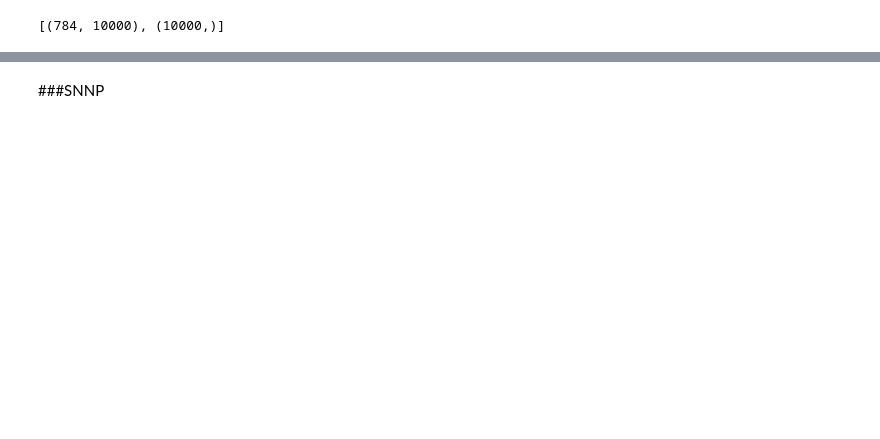
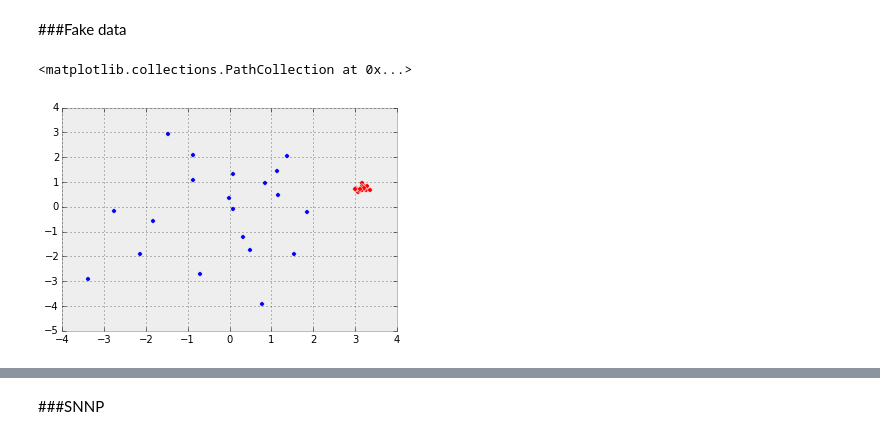
Before and after one commit to colinclement/snnp, a Jupyter notebook: nbs/mnist.ipynb, the cells around one changed output, grey strips where cells are left out. Cells and saved outputs as stored; diff of their text form; code cells hidden in the pictures; blank space fills up the shorter version.

```diff
--- a/nbs/mnist.ipynb
+++ b/nbs/mnist.ipynb
@@ -13,7 +13,3 @@ data = pickle.load(gzip.open('../mnist/mnist.pkl.gz', 'rb'))
 train = [data[0][0].T, data[0][1]]
 test1 = [data[1][0].T, data[1][1]]
 test2 = [data[2][0].T, data[2][1]]
-# %%
-map(lambda x: x.shape, test2)
-# %% [output]
-[(784, 10000), (10000,)]
@@ -19,0 +25,16 @@ map(lambda x: x.shape, test2)
+# %% [markdown]
+###Fake data
+# %%
+y0 = np.random.randn(2,20)*0.1+5*np.random.rand(2)[:,None]
+y1 = np.random.randn(2,20)*1.5
+t0 = np.zeros(y0.shape[1])
+t1 = np.ones(y1.shape[1])
+shuf = range(y0.shape[1]+y1.shape[1])
+np.random.shuffle(shuf)
+ts = list(np.r_[t0,t1][shuf])
+ys = np.c_[y0,y1][:,shuf]
+plt.scatter(*y0, c='r')
+plt.scatter(*y1, c='b')
+# %% [output]
+<matplotlib.collections.PathCollection at 0x...>
+[figure, added]
```
Also changed, not shown: parts of 24 cells of this notebook.
